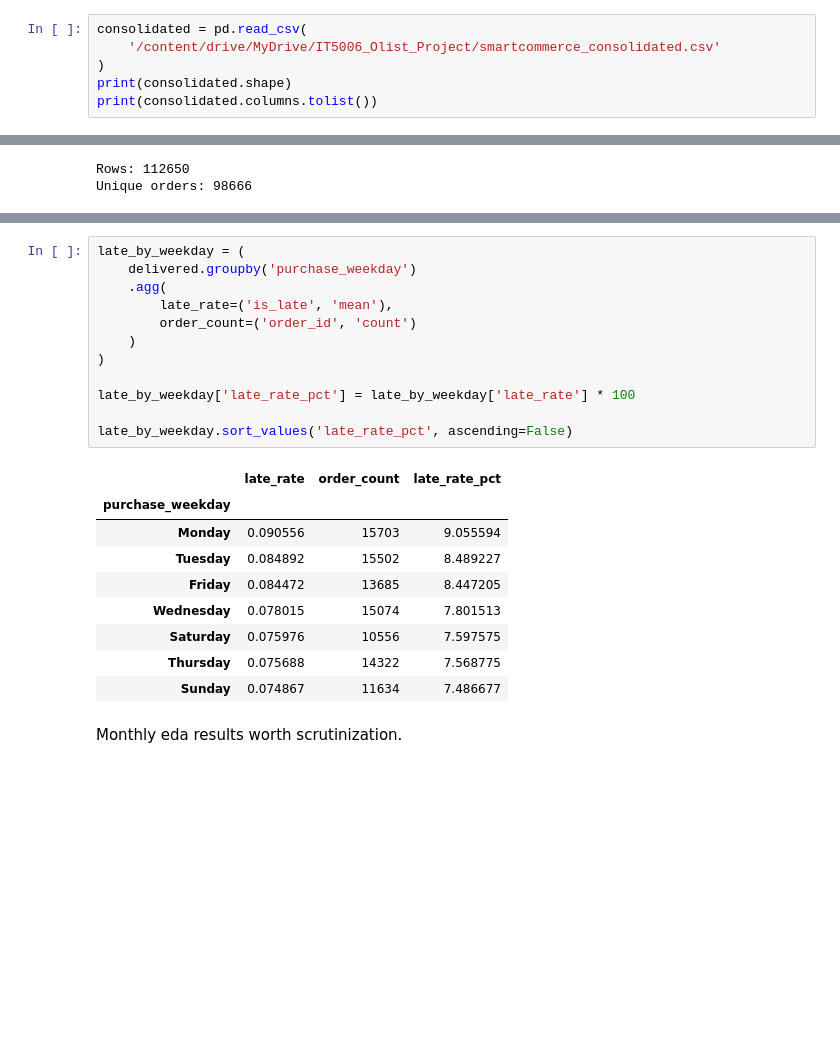
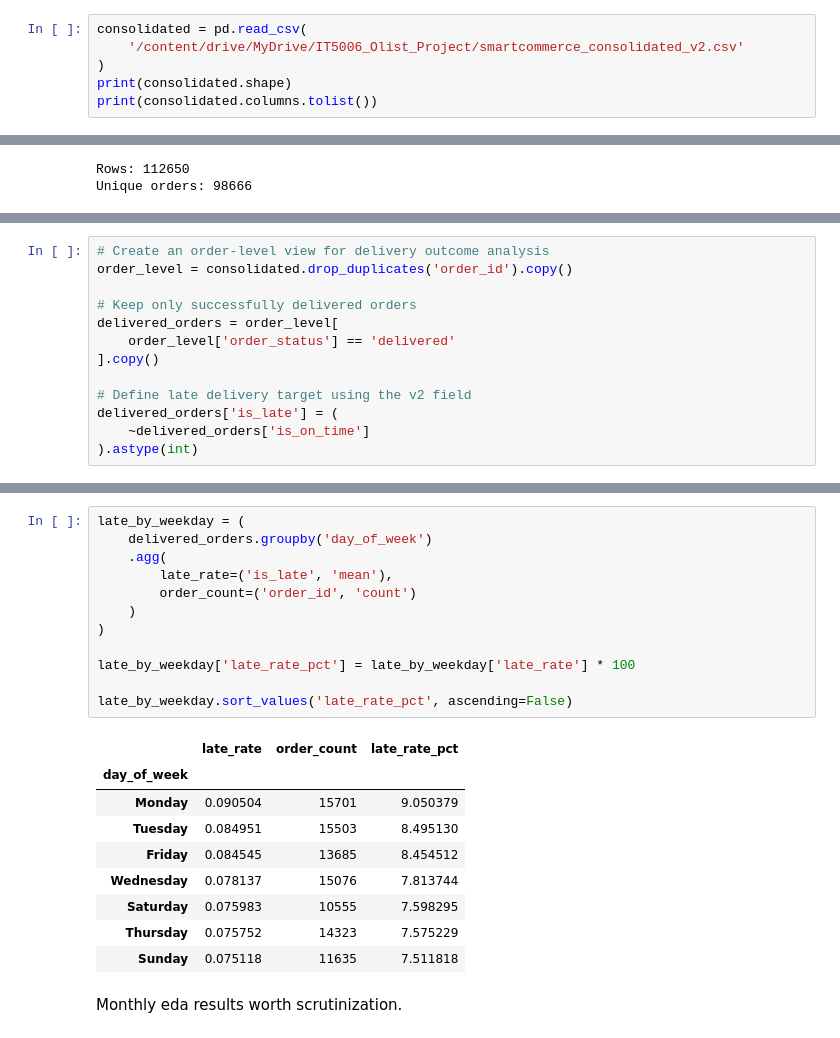
Before and after one commit to IT5006-Group9/IT5006-Group9-Olist-Project, a Jupyter notebook: notebooks/02_late_delivery_classification_eda.ipynb, the cells around one changed output, grey strips where cells are left out. Drawn from its saved outputs; the diff is of its cells as text; blank space fills up the shorter version.

```diff
--- a/notebooks/02_late_delivery_classification_eda.ipynb
+++ b/notebooks/02_late_delivery_classification_eda.ipynb
@@ -9,7 +13,7 @@ drive.mount('/content/drive')
 Mounted at /content/drive
 # %%
 consolidated = pd.read_csv(
-    '/content/drive/MyDrive/IT5006_Olist_Project/smartcommerce_consolidated.csv'
+    '/content/drive/MyDrive/IT5006_Olist_Project/smartcommerce_consolidated_v2.csv'
 )
 print(consolidated.shape)
 print(consolidated.columns.tolist())
@@ -72,3 +139,16 @@ Rearrange the data by order-level.
+# %%
+# Create an order-level view for delivery outcome analysis
+order_level = consolidated.drop_duplicates('order_id').copy()
+
+# Keep only successfully delivered orders
+delivered_orders = order_level[
+    order_level['order_status'] == 'delivered'
+].copy()
+
+# Define late delivery target using the v2 field
+delivered_orders['is_late'] = (
+    ~delivered_orders['is_on_time']
+).astype(int)
 # %%
 print(order_level.shape)
 # %% [output]
@@ -156,26 +225,26 @@ late_by_month
 | 22 | 2018-08 | 0.103921 | 6351 | 10.392064 |
 # %%
 late_by_weekday = (
-    delivered.groupby('purchase_weekday')
+    delivered_orders.groupby('day_of_week')
     .agg(
         late_rate=('is_late', 'mean'),
         order_count=('order_id', 'count')
     )
 )
 
 late_by_weekday['late_rate_pct'] = late_by_weekday['late_rate'] * 100
 
 late_by_weekday.sort_values('late_rate_pct', ascending=False)
 # %% [output]
 |  | late_rate | order_count | late_rate_pct |
-| purchase_weekday |  |  |  |
-| Monday | 0.090556 | 15703 | 9.055594 |
-| Tuesday | 0.084892 | 15502 | 8.489227 |
-| Friday | 0.084472 | 13685 | 8.447205 |
-| Wednesday | 0.078015 | 15074 | 7.801513 |
-| Saturday | 0.075976 | 10556 | 7.597575 |
-| Thursday | 0.075688 | 14322 | 7.568775 |
-| Sunday | 0.074867 | 11634 | 7.486677 |
+| day_of_week |  |  |  |
+| Monday | 0.090504 | 15701 | 9.050379 |
+| Tuesday | 0.084951 | 15503 | 8.495130 |
+| Friday | 0.084545 | 13685 | 8.454512 |
+| Wednesday | 0.078137 | 15076 | 7.813744 |
+| Saturday | 0.075983 | 10555 | 7.598295 |
+| Thursday | 0.075752 | 14323 | 7.575229 |
+| Sunday | 0.075118 | 11635 | 7.511818 |
 # %% [markdown]
 Monthly eda results worth scrutinization.
 # %%
```
Also changed, not shown: parts of 101 cells of this notebook.
